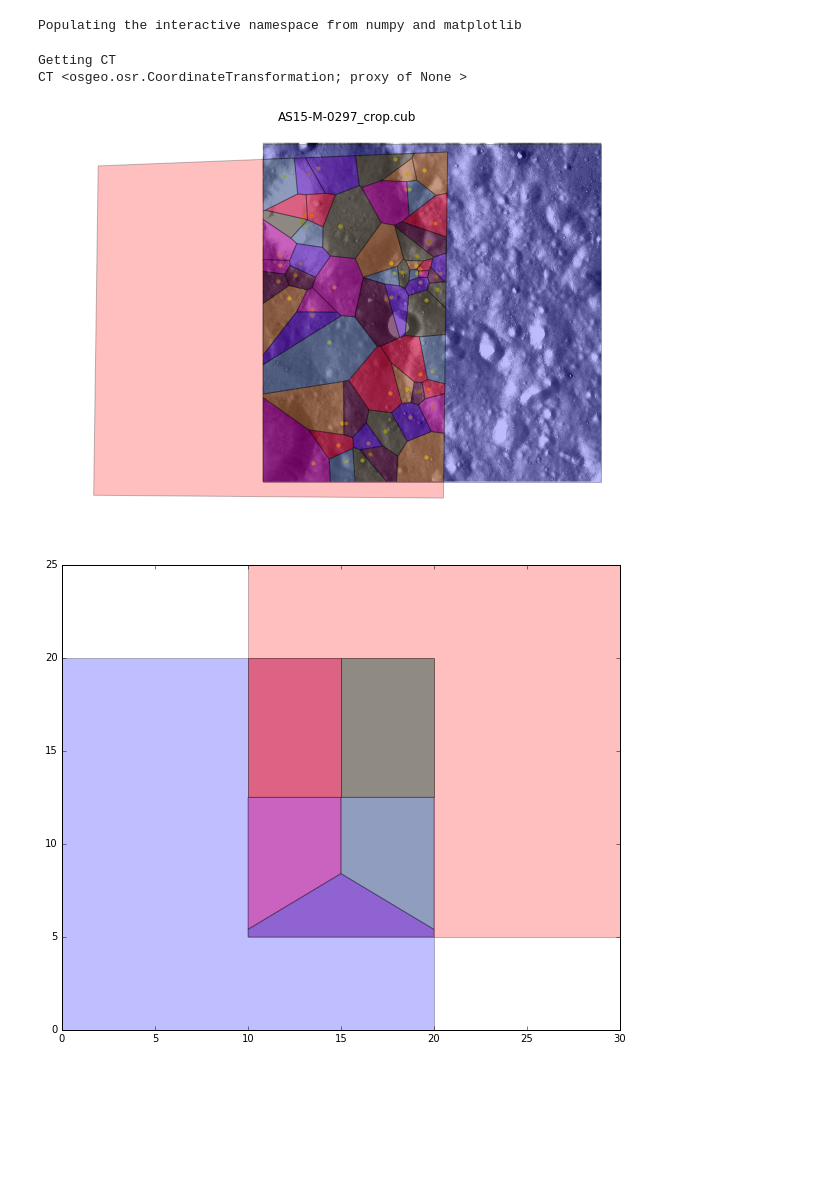
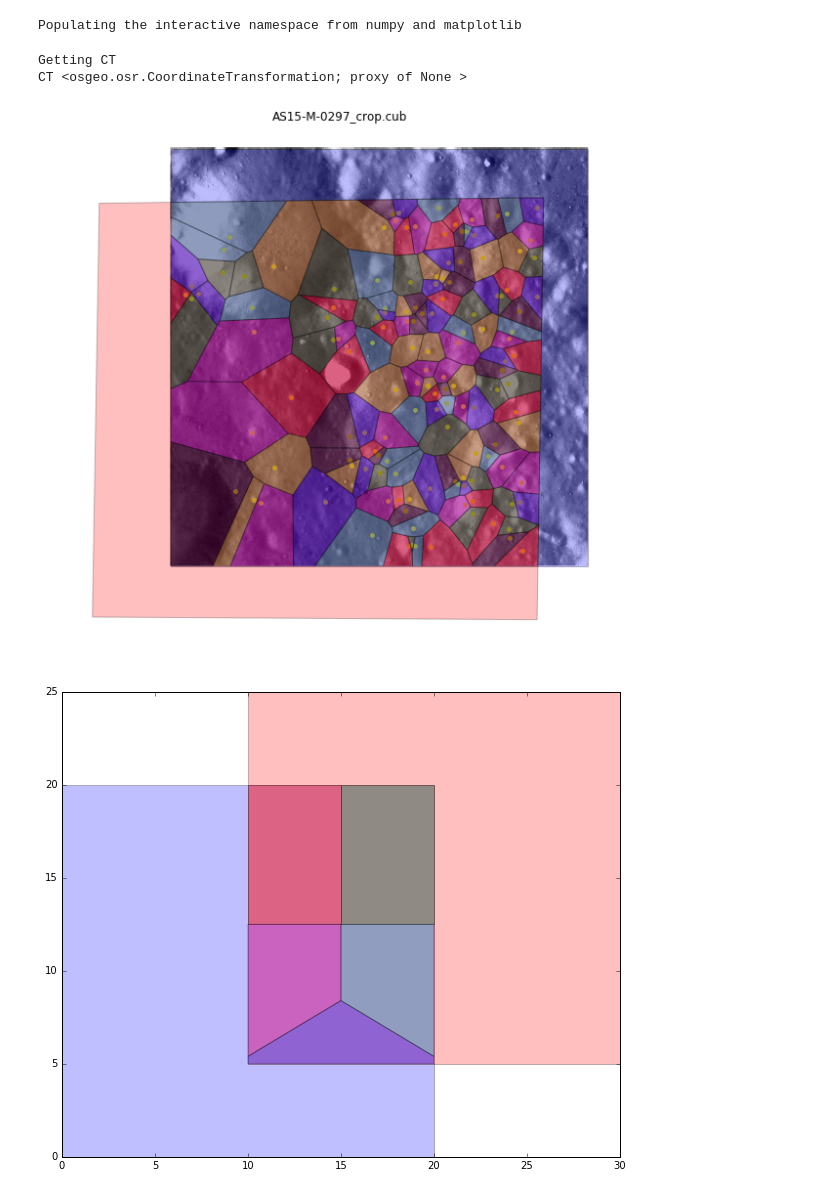
Before and after one commit to tgiroux/autocnet, a Jupyter notebook: notebooks/Voronoi.ipynb, the cells around one changed output. Cells and saved outputs as stored; diff of their text form; code cells hidden in the pictures; blank space fills up the shorter version.

```diff
--- a/notebooks/Voronoi.ipynb
+++ b/notebooks/Voronoi.ipynb
@@ -190,35 +190,35 @@ def reproj_point(H, point):
 # %%
 adjacency = get_path('cube_adjacency.json')
 basepath = get_path('Apollo15')
 cg = CandidateGraph.from_adjacency(adjacency, basepath=basepath)
 
 #Apply SIFT to extract features
 cg.extract_features(method='sift', extractor_parameters={'nfeatures':1000})
 
 #Match
 cg.match_features()
 
 #Apply outlier detection
 cg.symmetry_checks()
 cg.ratio_checks()
 
 #Compute a homography and apply RANSAC
 cg.compute_fundamental_matrices(clean_keys=['ratio', 'symmetry'])
 
 cg.compute_homographies(clean_keys = ['fundamental'], reproj_threshold = .5)
 
-edge = cg.edge[1][2]
+edge = cg.edge[0][1]
 
 # Destination is working
 vor = voronoi(edge, clean_keys = ['fundamental'], k = 50, verbose = True)
 matches, mask = edge.clean(clean_keys = ['fundamental'])
-edge.source.plot(index_mask = matches['source_idx'], color = 'yellow', s = 40)
+edge.source.plot(index_mask = matches['source_idx'], color = 'yellow', s = 60)
 edge.compute_weights(clean_keys = ['fundamental'])
 show()
 # %% [output]
 Getting CT
 CT <osgeo.osr.CoordinateTransformation; proxy of None >
-[figure, old version]
+[figure, new version]
 # %%
 adjacency = get_path('two_image_adjacency.json')
 basepath = get_path('Apollo15')
```
